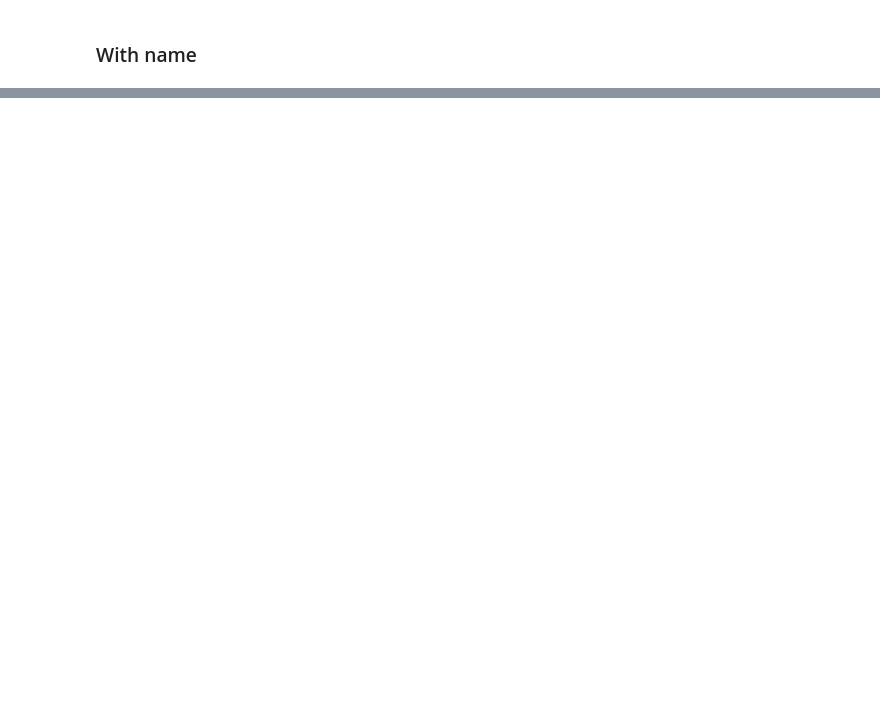
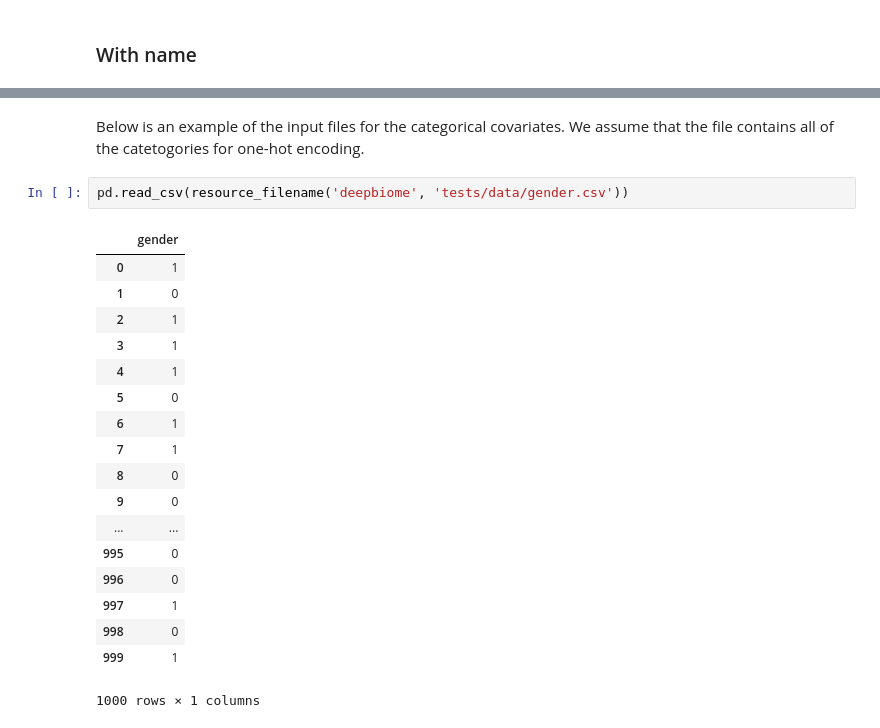
Before and after one commit to Young-won/deepbiome, a Jupyter notebook: docs/source/example_with_one_input_file.ipynb, the cells around one changed output, grey strips where cells are left out. Cells and saved outputs as stored; diff of their text form; blank space fills up the shorter version.

Commit message:
using covariates

```diff
--- a/docs/source/example_with_one_input_file.ipynb
+++ b/docs/source/example_with_one_input_file.ipynb
@@ -1220,0 +1307,23 @@ deepbiome.deepbiome_draw_phylogenetic_tree(log, network_info, path_info, num_cla
+# %% [markdown]
+Below is an example of the input files for the categorical covariates. We assume that the file contains all of the catetogories for one-hot encoding.
+# %%
+pd.read_csv(resource_filename('deepbiome', 'tests/data/gender.csv'))
+# %% [output]
+|  | gender |
+| 0 | 1 |
+| 1 | 0 |
+| 2 | 1 |
+| 3 | 1 |
+| 4 | 1 |
+| 5 | 0 |
+| 6 | 1 |
+| 7 | 1 |
+| 8 | 0 |
+| 9 | 0 |
+| ... | ... |
+| 995 | 0 |
+| 996 | 0 |
+| 997 | 1 |
+| 998 | 0 |
+| 999 | 1 |
+1000 rows × 1 columns
```
Also changed, not shown: parts of 36 cells of this notebook, 10 other files.
